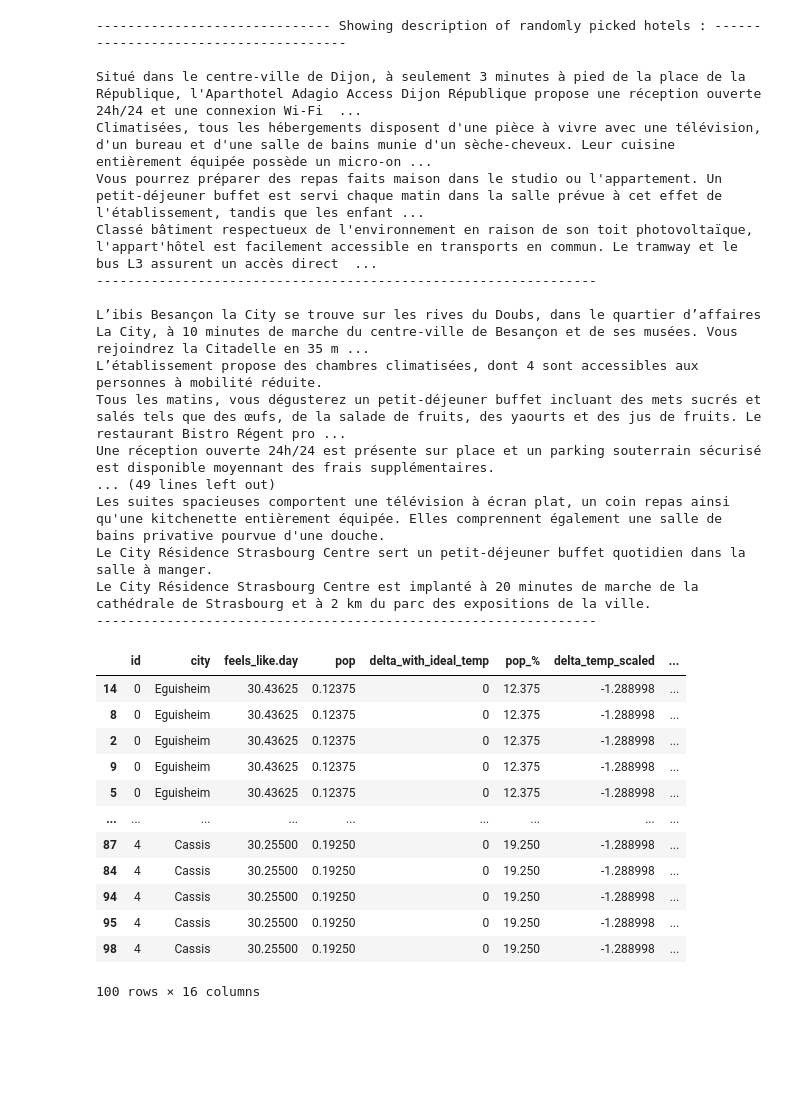
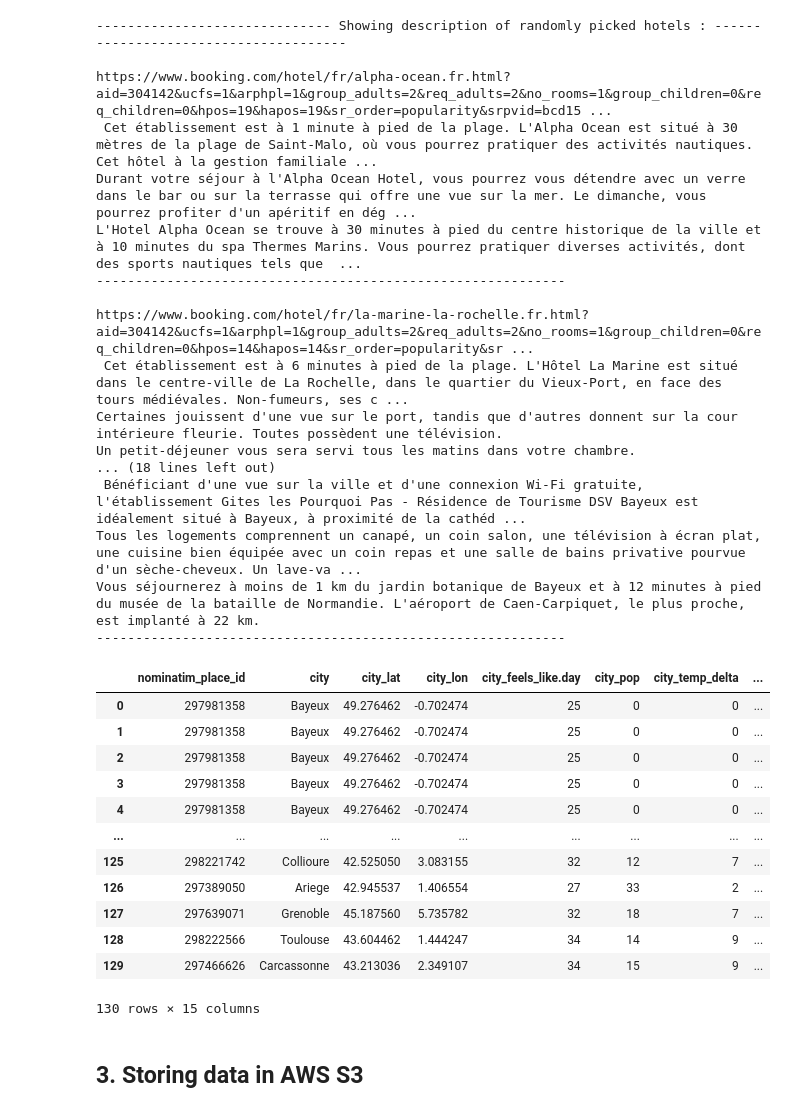
Before and after one commit to Acsts/Data_Collection--Travel_Recommandations, a Jupyter notebook: Hotels_info_collector.ipynb, the cells around one changed output. Drawn from its saved outputs; the diff is of its cells as text; code cells hidden in the pictures; blank space fills up the shorter version.

```diff
--- a/Hotels_info_collector.ipynb
+++ b/Hotels_info_collector.ipynb
@@ -169,39 +229,44 @@ top_hotels_df
 # %%
 print("------------------------------ Showing description of randomly picked hotels : --------------------------------------\n")
-[print(descr, "\n----------------------------------------------------------------\n") for descr in top_hotels_df['description'].sample(10)]
-print()
+for idx in top_hotels_df.sample(5).index:
+    print(top_hotels_df['hotel_booking_url'][idx], "\n", top_hotels_df['hotel_description'][idx])
+    print("------------------------------------------------------------")
+    print()
 # %% [output]
 ------------------------------ Showing description of randomly picked hotels : --------------------------------------
 
-Situé dans le centre-ville de Dijon, à seulement 3 minutes à pied de la place de la République, l'Aparthotel Adagio Access Dijon République propose une réception ouverte 24h/24 et une connexion Wi-Fi  ...
-Climatisées, tous les hébergements disposent d'une pièce à vivre avec une télévision, d'un bureau et d'une salle de bains munie d'un sèche-cheveux. Leur cuisine entièrement équipée possède un micro-on ...
-Vous pourrez préparer des repas faits maison dans le studio ou l'appartement. Un petit-déjeuner buffet est servi chaque matin dans la salle prévue à cet effet de l'établissement, tandis que les enfant ...
-Classé bâtiment respectueux de l'environnement en raison de son toit photovoltaïque, l'appart'hôtel est facilement accessible en transports en commun. Le tramway et le bus L3 assurent un accès direct  ...
-----------------------------------------------------------------
+https://www.booking.com/hotel/fr/alpha-ocean.fr.html?aid=304142&ucfs=1&arphpl=1&group_adults=2&req_adults=2&no_rooms=1&group_children=0&req_children=0&hpos=19&hapos=19&sr_order=popularity&srpvid=bcd15 ...
+ Cet établissement est à 1 minute à pied de la plage. L'Alpha Ocean est situé à 30 mètres de la plage de Saint-Malo, où vous pourrez pratiquer des activités nautiques. Cet hôtel à la gestion familiale ...
+Durant votre séjour à l'Alpha Ocean Hotel, vous pourrez vous détendre avec un verre dans le bar ou sur la terrasse qui offre une vue sur la mer. Le dimanche, vous pourrez profiter d'un apéritif en dég ...
+L'Hotel Alpha Ocean se trouve à 30 minutes à pied du centre historique de la ville et à 10 minutes du spa Thermes Marins. Vous pourrez pratiquer diverses activités, dont des sports nautiques tels que  ...
+------------------------------------------------------------
 
-L’ibis Besançon la City se trouve sur les rives du Doubs, dans le quartier d’affaires La City, à 10 minutes de marche du centre-ville de Besançon et de ses musées. Vous rejoindrez la Citadelle en 35 m ...
-L’établissement propose des chambres climatisées, dont 4 sont accessibles aux personnes à mobilité réduite.
-Tous les matins, vous dégusterez un petit-déjeuner buffet incluant des mets sucrés et salés tels que des œufs, de la salade de fruits, des yaourts et des jus de fruits. Le restaurant Bistro Régent pro ...
-Une réception ouverte 24h/24 est présente sur place et un parking souterrain sécurisé est disponible moyennant des frais supplémentaires.
-... (49 lines left out)
-Les suites spacieuses comportent une télévision à écran plat, un coin repas ainsi qu'une kitchenette entièrement équipée. Elles comprennent également une salle de bains privative pourvue d'une douche.
-Le City Résidence Strasbourg Centre sert un petit-déjeuner buffet quotidien dans la salle à manger.
-Le City Résidence Strasbourg Centre est implanté à 20 minutes de marche de la cathédrale de Strasbourg et à 2 km du parc des expositions de la ville.
-----------------------------------------------------------------
+https://www.booking.com/hotel/fr/la-marine-la-rochelle.fr.html?aid=304142&ucfs=1&arphpl=1&group_adults=2&req_adults=2&no_rooms=1&group_children=0&req_children=0&hpos=14&hapos=14&sr_order=popularity&sr ...
+ Cet établissement est à 6 minutes à pied de la plage. L'Hôtel La Marine est situé dans le centre-ville de La Rochelle, dans le quartier du Vieux-Port, en face des tours médiévales. Non-fumeurs, ses c ...
+Certaines jouissent d'une vue sur le port, tandis que d'autres donnent sur la cour intérieure fleurie. Toutes possèdent une télévision.
+Un petit-déjeuner vous sera servi tous les matins dans votre chambre.
+... (18 lines left out)
+ Bénéficiant d'une vue sur la ville et d'une connexion Wi-Fi gratuite, l'établissement Gites les Pourquoi Pas - Résidence de Tourisme DSV Bayeux est idéalement situé à Bayeux, à proximité de la cathéd ...
+Tous les logements comprennent un canapé, un coin salon, une télévision à écran plat, une cuisine bien équipée avec un coin repas et une salle de bains privative pourvue d'un sèche-cheveux. Un lave-va ...
+Vous séjournerez à moins de 1 km du jardin botanique de Bayeux et à 12 minutes à pied du musée de la bataille de Normandie. L'aéroport de Caen-Carpiquet, le plus proche, est implanté à 22 km.
+------------------------------------------------------------
-# %%
-weather_df.merge(top_hotels_df).sort_values(['rank','booking_reviews_score'], ascending = [True, False])
-# %% [output]
-|  | id | city | feels_like.day | pop | delta_with_ideal_temp | pop_% | delta_temp_scaled | ... |
-| 14 | 0 | Eguisheim | 30.43625 | 0.12375 | 0 | 12.375 | -1.288998 | ... |
-| 8 | 0 | Eguisheim | 30.43625 | 0.12375 | 0 | 12.375 | -1.288998 | ... |
-| 2 | 0 | Eguisheim | 30.43625 | 0.12375 | 0 | 12.375 | -1.288998 | ... |
-| 9 | 0 | Eguisheim | 30.43625 | 0.12375 | 0 | 12.375 | -1.288998 | ... |
-| 5 | 0 | Eguisheim | 30.43625 | 0.12375 | 0 | 12.375 | -1.288998 | ... |
-| ... | ... | ... | ... | ... | ... | ... | ... | ... |
-| 87 | 4 | Cassis | 30.25500 | 0.19250 | 0 | 19.250 | -1.288998 | ... |
-| 84 | 4 | Cassis | 30.25500 | 0.19250 | 0 | 19.250 | -1.288998 | ... |
-| 94 | 4 | Cassis | 30.25500 | 0.19250 | 0 | 19.250 | -1.288998 | ... |
-| 95 | 4 | Cassis | 30.25500 | 0.19250 | 0 | 19.250 | -1.288998 | ... |
-| 98 | 4 | Cassis | 30.25500 | 0.19250 | 0 | 19.250 | -1.288998 | ... |
-100 rows × 16 columns
+# %%
+# Merge all city geoloc/weather data and hotels data in one single dataframe
+
+top_destinations_df = weather_data.merge(top_hotels_df, how = 'left', on = place_identifier) # left join to keep the weather infos even on cities for which we didn't look for hotels
+top_destinations_df
+# %% [output]
+|  | nominatim_place_id | city | city_lat | city_lon | city_feels_like.day | city_pop | city_temp_delta | ... |
+| 0 | 297981358 | Bayeux | 49.276462 | -0.702474 | 25 | 0 | 0 | ... |
+| 1 | 297981358 | Bayeux | 49.276462 | -0.702474 | 25 | 0 | 0 | ... |
+| 2 | 297981358 | Bayeux | 49.276462 | -0.702474 | 25 | 0 | 0 | ... |
+| 3 | 297981358 | Bayeux | 49.276462 | -0.702474 | 25 | 0 | 0 | ... |
+| 4 | 297981358 | Bayeux | 49.276462 | -0.702474 | 25 | 0 | 0 | ... |
+| ... | ... | ... | ... | ... | ... | ... | ... | ... |
+| 125 | 298221742 | Collioure | 42.525050 | 3.083155 | 32 | 12 | 7 | ... |
+| 126 | 297389050 | Ariege | 42.945537 | 1.406554 | 27 | 33 | 2 | ... |
+| 127 | 297639071 | Grenoble | 45.187560 | 5.735782 | 32 | 18 | 7 | ... |
+| 128 | 298222566 | Toulouse | 43.604462 | 1.444247 | 34 | 14 | 9 | ... |
+| 129 | 297466626 | Carcassonne | 43.213036 | 2.349107 | 34 | 15 | 9 | ... |
+130 rows × 15 columns
 # %%
@@ -208,0 +278,2 @@ top_hotels_df.to_csv('hotels_data.csv')
+# %% [markdown]
+## 3. Storing data in AWS S3
```
Also changed, not shown: parts of 16 cells of this notebook, 10 other files.
